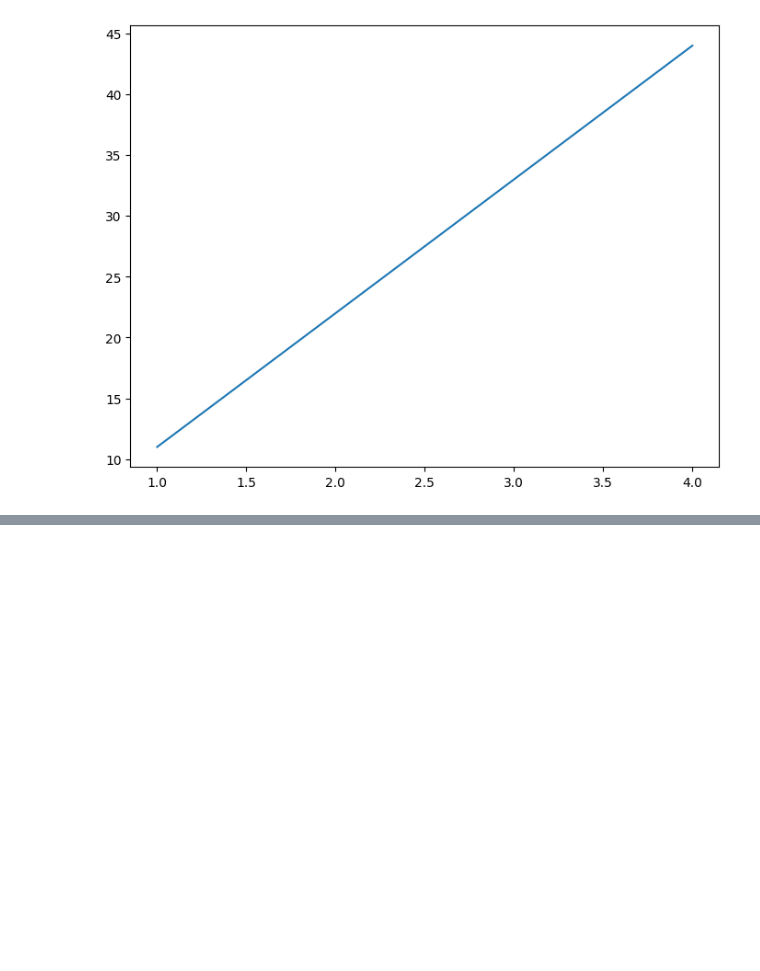
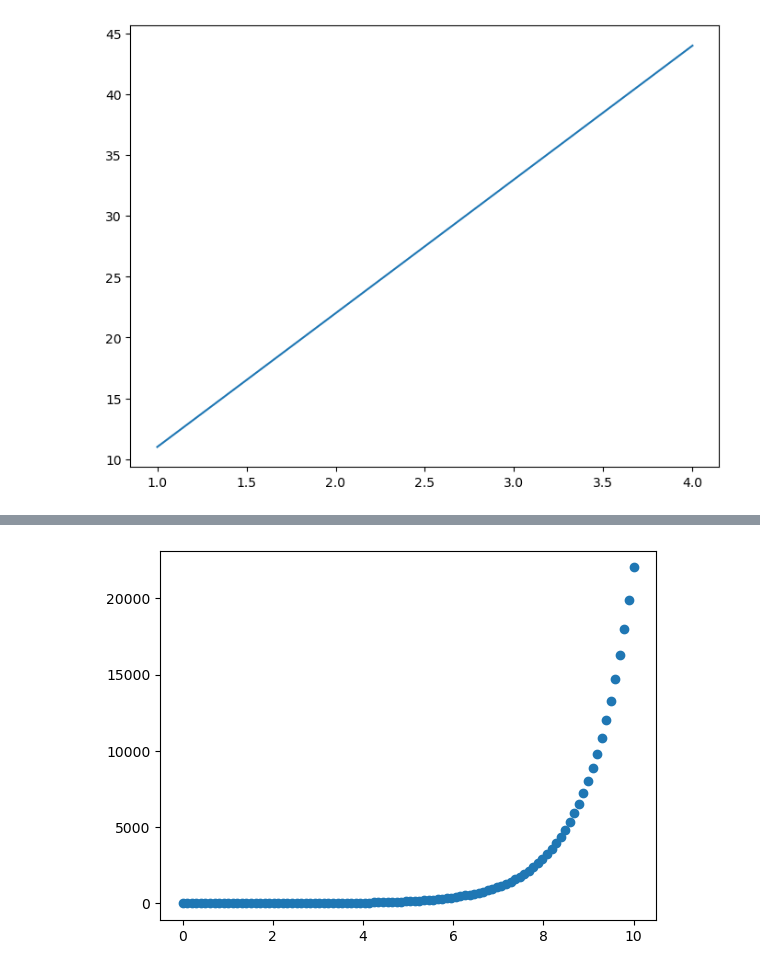
Before and after one commit to kunzaka001/learnML, a Jupyter notebook: intro to matplotlib/Introduction to Matplotlib.ipynb, the cells around one changed output, grey strips where cells are left out. Saved outputs shown, nothing was run; the diff lists cells and outputs as text; code cells hidden in the pictures; blank space fills up the shorter version.

```diff
--- a/intro to matplotlib/Introduction to Matplotlib.ipynb
+++ b/intro to matplotlib/Introduction to Matplotlib.ipynb
@@ -56,0 +109,6 @@ ax.plot(x, [50, 100, 200, 250]); # add some data
+# %%
+# Use same data to make scatter
+fig, ax = plt.subplots()
+ax.scatter(x, np.exp(x));
+# %% [output]
+[figure, added]
```
Also changed, not shown: parts of 10 cells of this notebook, 1 other file.
